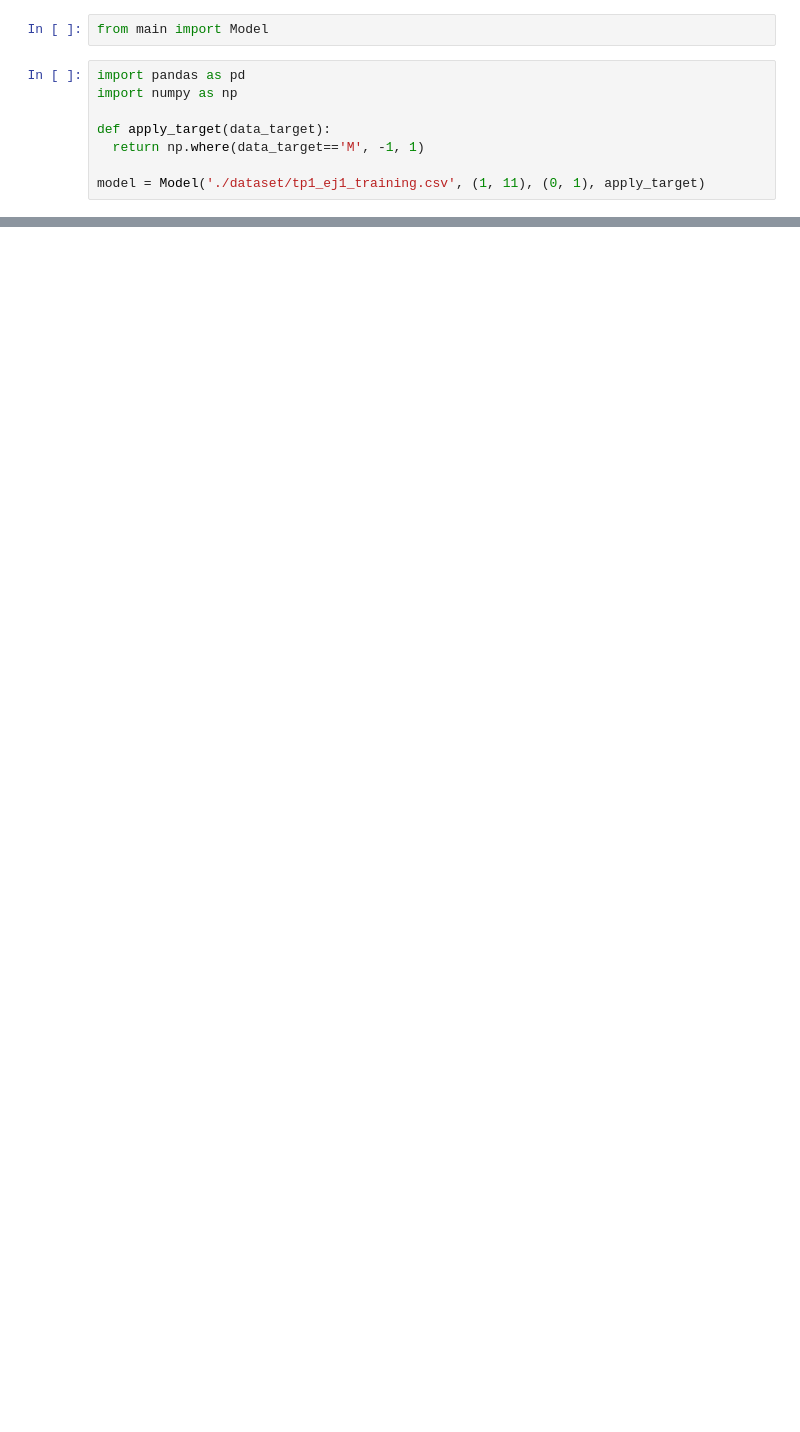
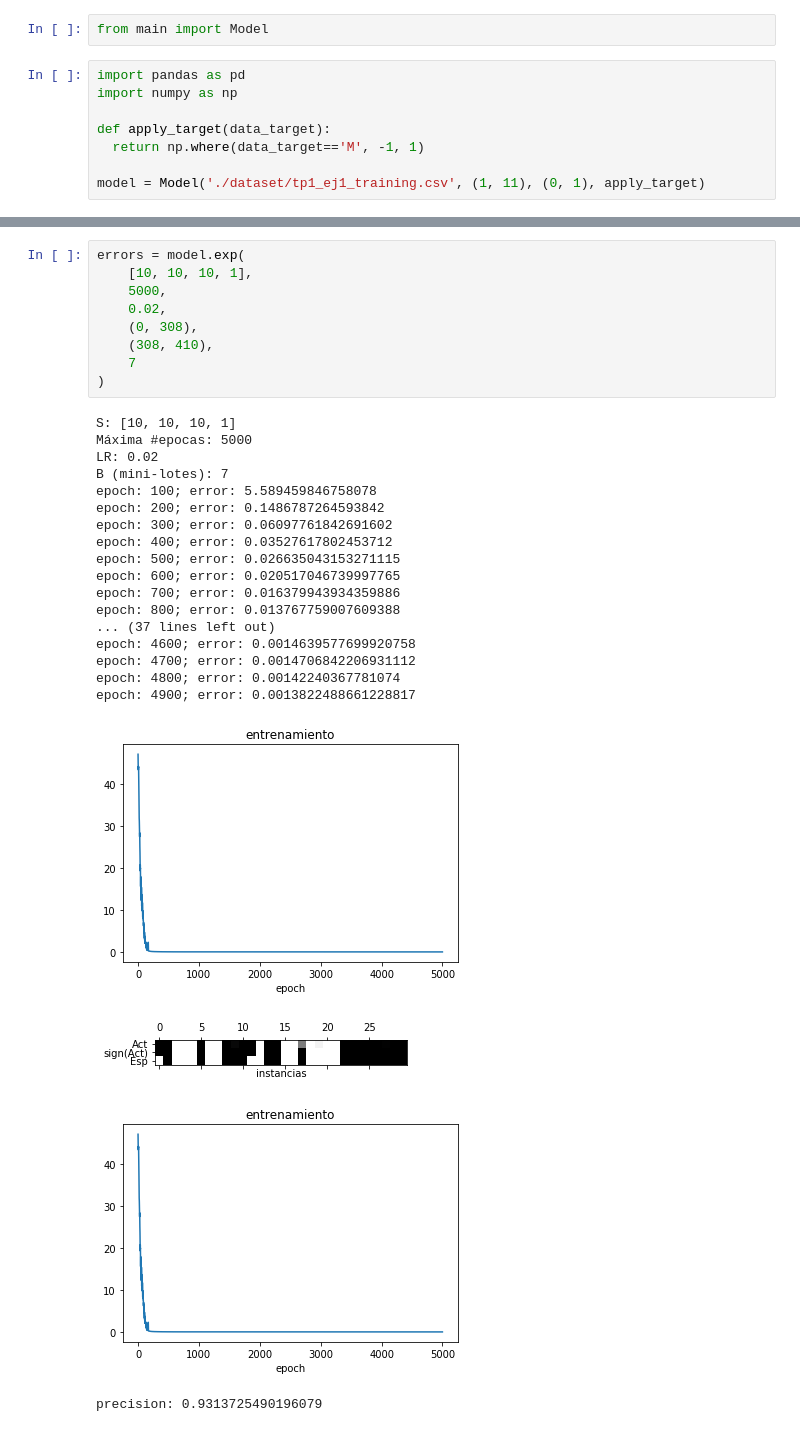
Before and after one commit to joaconafta/RedNeu-TP1, a Jupyter notebook: exp_ej1.ipynb, the cells around one changed output, grey strips where cells are left out. Drawn from its saved outputs; the diff is of its cells as text; blank space fills up the shorter version.

```diff
--- a/exp_ej1.ipynb
+++ b/exp_ej1.ipynb
@@ -402,0 +464,31 @@ epoch: 5800; error: 0.002686902194010862
+# %%
+errors = model.exp(
+    [10, 10, 10, 1],
+    5000,
+    0.02,
+    (0, 308),
+    (308, 410),
+    7
+)
+# %% [output]
+S: [10, 10, 10, 1]
+Máxima #epocas: 5000
+LR: 0.02
+B (mini-lotes): 7
+epoch: 100; error: 5.589459846758078
+epoch: 200; error: 0.1486787264593842
+epoch: 300; error: 0.06097761842691602
+epoch: 400; error: 0.03527617802453712
+epoch: 500; error: 0.026635043153271115
+epoch: 600; error: 0.020517046739997765
+epoch: 700; error: 0.016379943934359886
+epoch: 800; error: 0.013767759007609388
+... (37 lines left out)
+epoch: 4600; error: 0.0014639577699920758
+epoch: 4700; error: 0.0014706842206931112
+epoch: 4800; error: 0.00142240367781074
+epoch: 4900; error: 0.0013822488661228817
+[figure, added]
+[figure, added]
+[figure, added]
+precision: 0.9313725490196079
```
Also changed, not shown: parts of 15 cells of this notebook, 1 other file.
